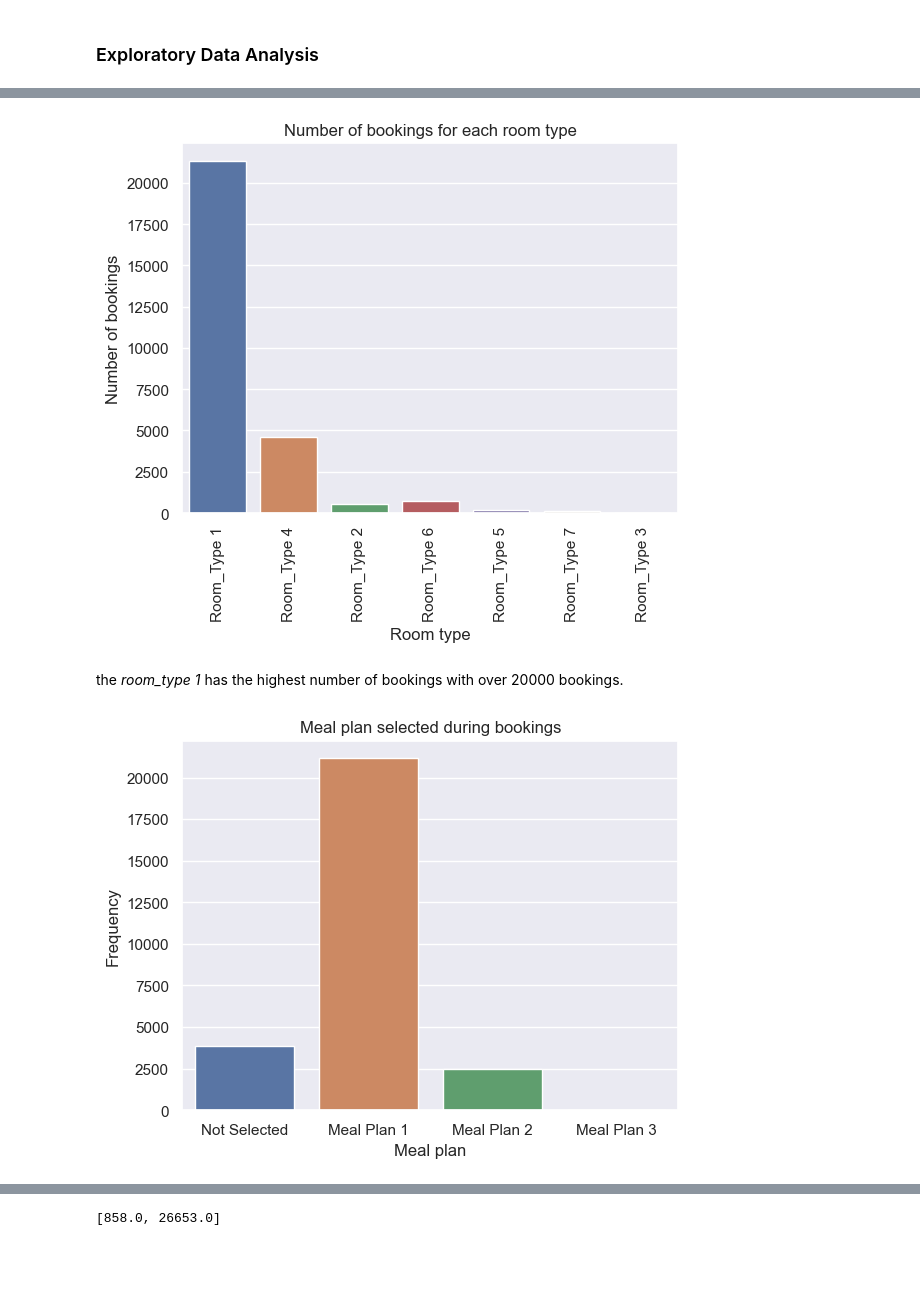
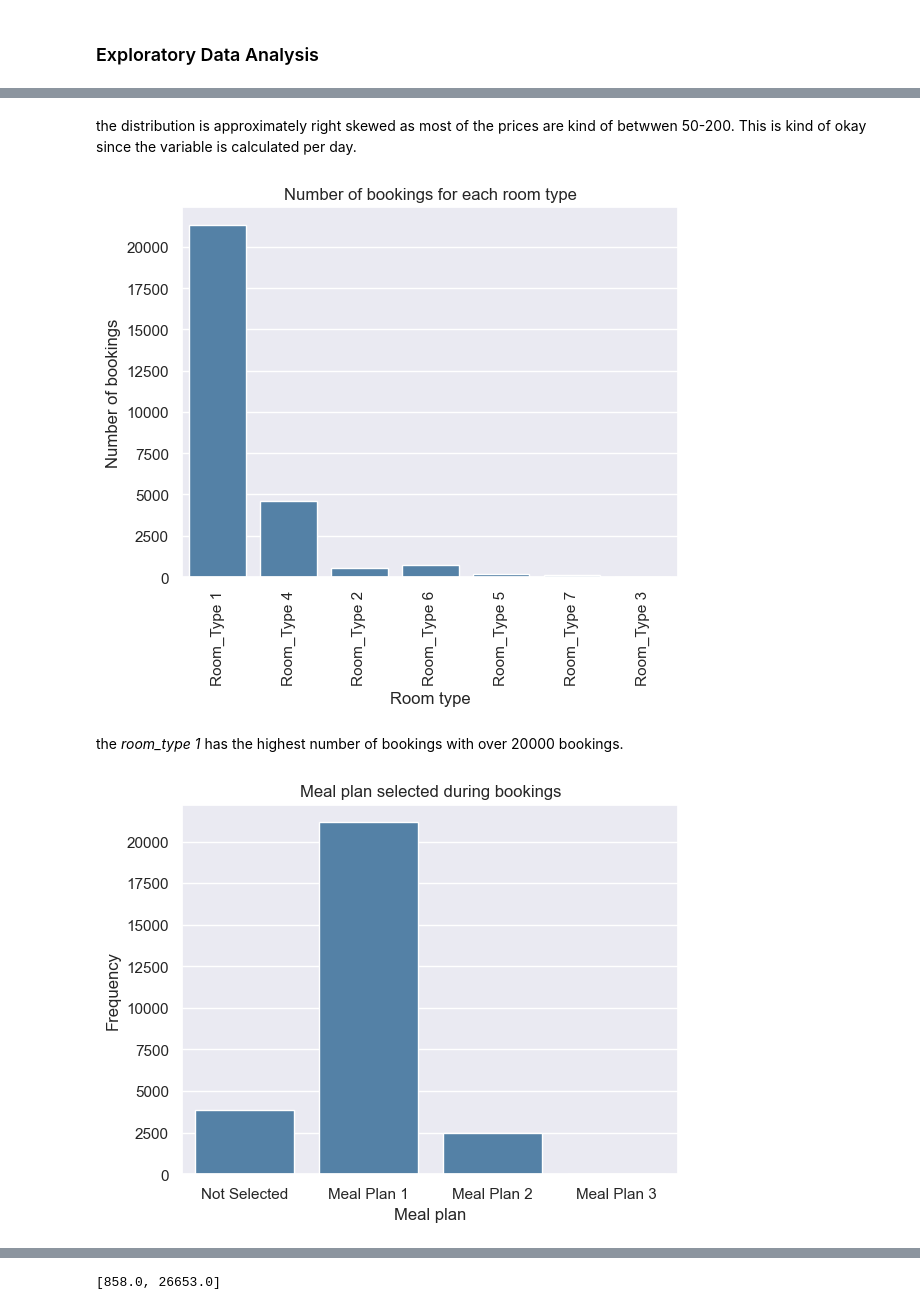
Before and after one commit to Ukpoweh/Hotel_cancellations_prediction, a Jupyter notebook: hotel_cancellations.ipynb, the cells around one changed output, grey strips where cells are left out. Cells and saved outputs as stored; diff of their text form; code cells hidden in the pictures; blank space fills up the shorter version.

```diff
--- a/hotel_cancellations.ipynb
+++ b/hotel_cancellations.ipynb
@@ -184,19 +134,25 @@ the distribution is approximately right skewed as most of the prices are kind of
+# %% [markdown]
+the distribution is approximately right skewed as most of the prices are kind of betwwen 50-200. This is kind of okay since the variable is calculated per day.
 # %%
-sns.countplot(x='room_type_reserved',data=df)
+sns.countplot(x='room_type_reserved',data=df, color='steelblue')
 plt.xticks(rotation=90)
 plt.ylabel('Number of bookings')
 plt.xlabel('Room type')
 plt.title('Number of bookings for each room type')
+
+plt.savefig('roomtype.png', bbox_inches='tight', dpi=300)
 plt.show()
 # %% [output]
-[figure, old version]
+[figure, new version]
-# %% [markdown]
-the *room_type 1* has the highest number of bookings with over 20000 bookings.
+# %% [markdown]
+the *room_type 1* has the highest number of bookings with over 20000 bookings.
 # %%
-sns.countplot(x='type_of_meal_plan', data=df)
+sns.countplot(x='type_of_meal_plan', data=df, color='steelblue')
 plt.xlabel('Meal plan')
 plt.ylabel('Frequency')
 plt.title('Meal plan selected during bookings')
+
+plt.savefig('meal.png', bbox_inches='tight', dpi=300)
 plt.show()
 # %% [output]
-[figure, old version]
+[figure, new version]
```
Also changed, not shown: parts of 63 cells of this notebook, 17 other files.
